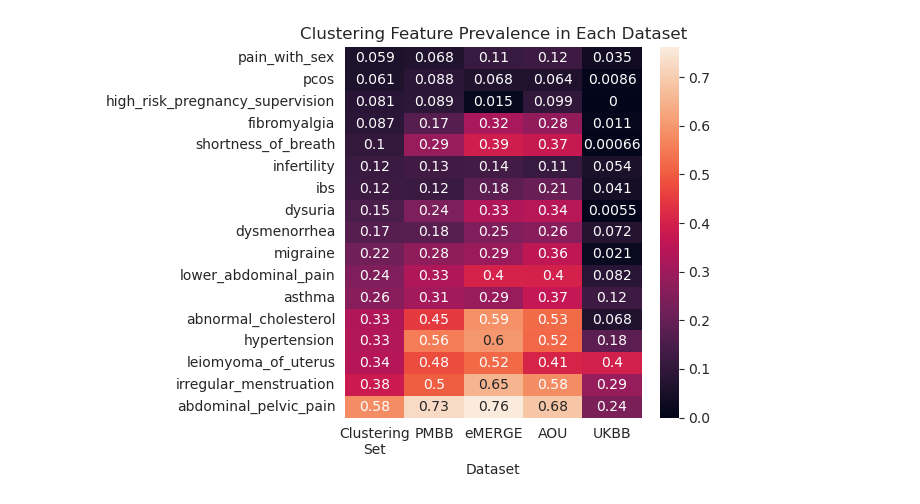
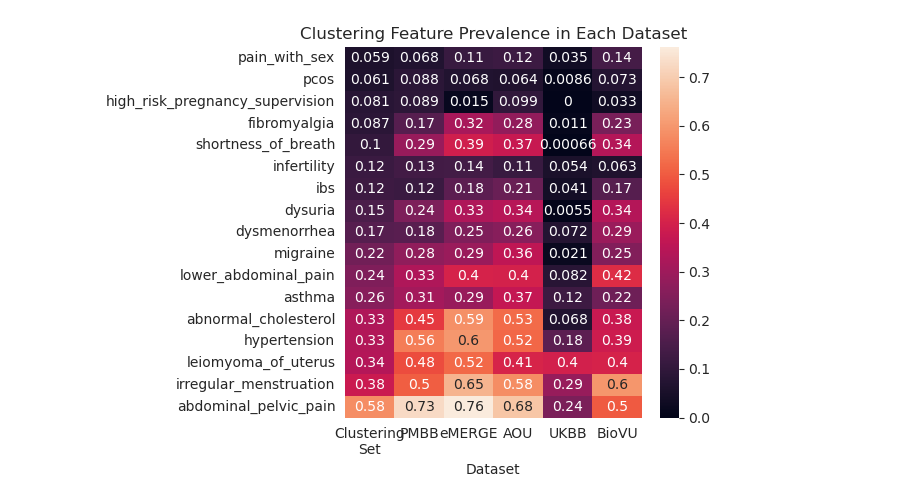
Before and after one commit to Setia-Verma-Lab/endometriosis_subtyping, a Jupyter notebook: Feature_Extraction/get_dataset_prevalences.ipynb, the cells around one changed output. Drawn from its saved outputs; the diff is of its cells as text; code cells hidden in the pictures.

```diff
--- a/Feature_Extraction/get_dataset_prevalences.ipynb
+++ b/Feature_Extraction/get_dataset_prevalences.ipynb
@@ -102,0 +73,3 @@ UKBB6025386        NaN      0.0
+# %%
+biovu_prev = pd.read_csv('case_feature_prevalance.csv', header=None, names=['Feature', 'BioVU'], index_col='Feature')
+biovu_prev
@@ -103,16 +118,17 @@ UKBB6025386        NaN      0.0
 # %%
 dataset_prev = features.groupby(pheno['Dataset']).mean().transpose()
 training_prev = pd.read_csv('clustering_set_prev.csv', index_col='Feature')
-aou_prev = pd.read_csv('AOU_feature_prev.csv', index_col='Feature')
+
 dataset_prev['Clustering\nSet'] = training_prev
 dataset_prev['AOU'] = aou_prev
-dataset_prev = dataset_prev[['Clustering\nSet', 'PMBB', 'eMERGE', 'AOU', 'UKBB']]
+dataset_prev['BioVU'] = biovu_prev
+dataset_prev = dataset_prev[['Clustering\nSet', 'PMBB', 'eMERGE', 'AOU', 'UKBB', 'BioVU']]
 dataset_prev = dataset_prev.sort_values(by=['Clustering\nSet'])
 
 sns.heatmap(dataset_prev, annot=True)
 plt.title('Clustering Feature Prevalence in Each Dataset')
 plt.tight_layout()
 plt.savefig('../Manuscript_Plots/supp_figure_2_all_dataset_cluster_feature_prevalence.png', bbox_inches='tight')
 plt.show()
 # %% [output]
-[figure, old version]
+[figure, new version]
```
Also changed, not shown: parts of 6 cells of this notebook, 18 other files.
